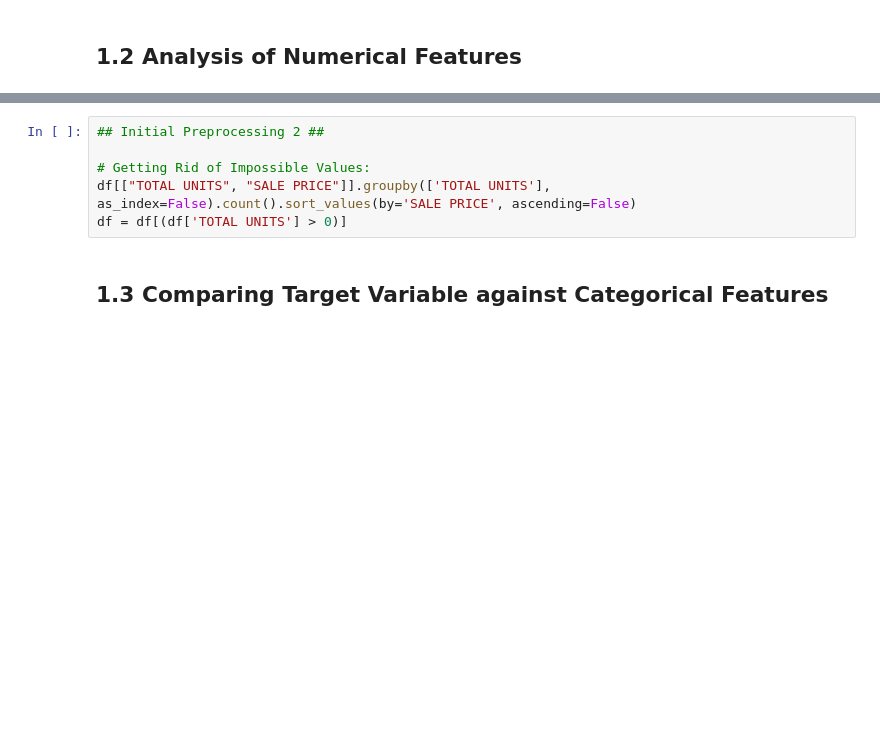
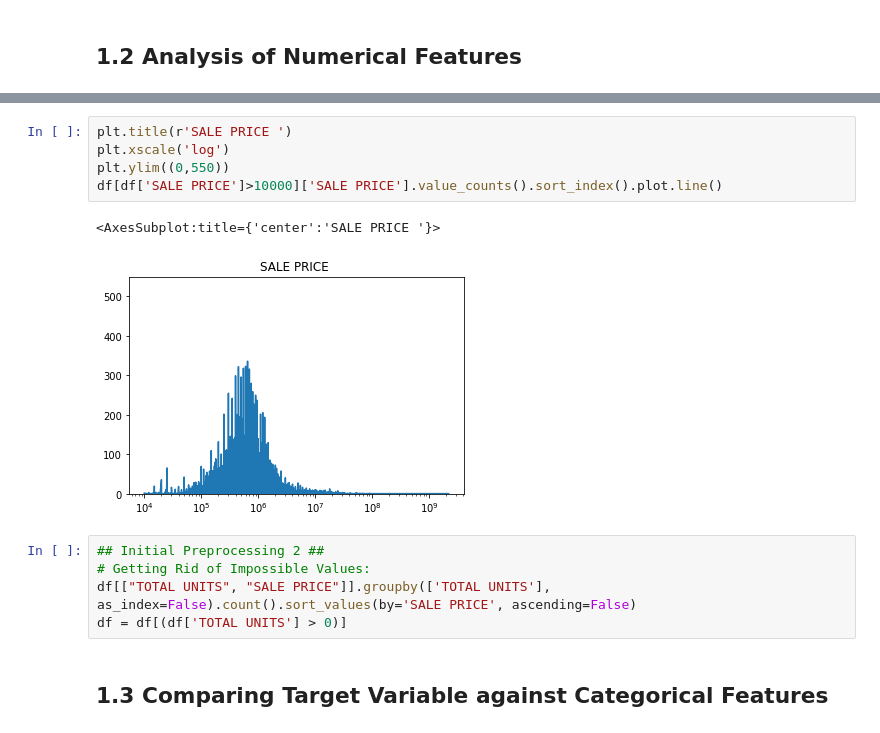
Before and after one commit to nejatzileli/Basic-Projects, a Jupyter notebook: soonstone-assignment.ipynb, the cells around one changed output, grey strips where cells are left out. Saved outputs shown, nothing was run; the diff lists cells and outputs as text; blank space fills up the shorter version.

```diff
--- a/soonstone-assignment.ipynb
+++ b/soonstone-assignment.ipynb
@@ -290,6 +258,13 @@ Name: SALE PRICE, dtype: float64
+# %%
+plt.title(r'SALE PRICE ')
+plt.xscale('log')
+plt.ylim((0,550))
+df[df['SALE PRICE']>10000]['SALE PRICE'].value_counts().sort_index().plot.line()
+# %% [output]
+<AxesSubplot:title={'center':'SALE PRICE '}>
+[figure, added]
 # %%
 ## Initial Preprocessing 2 ##
-
 # Getting Rid of Impossible Values:
 df[["TOTAL UNITS", "SALE PRICE"]].groupby(['TOTAL UNITS'], as_index=False).count().sort_values(by='SALE PRICE', ascending=False)
 df = df[(df['TOTAL UNITS'] > 0)]
```
Also changed, not shown: parts of 61 cells of this notebook.
